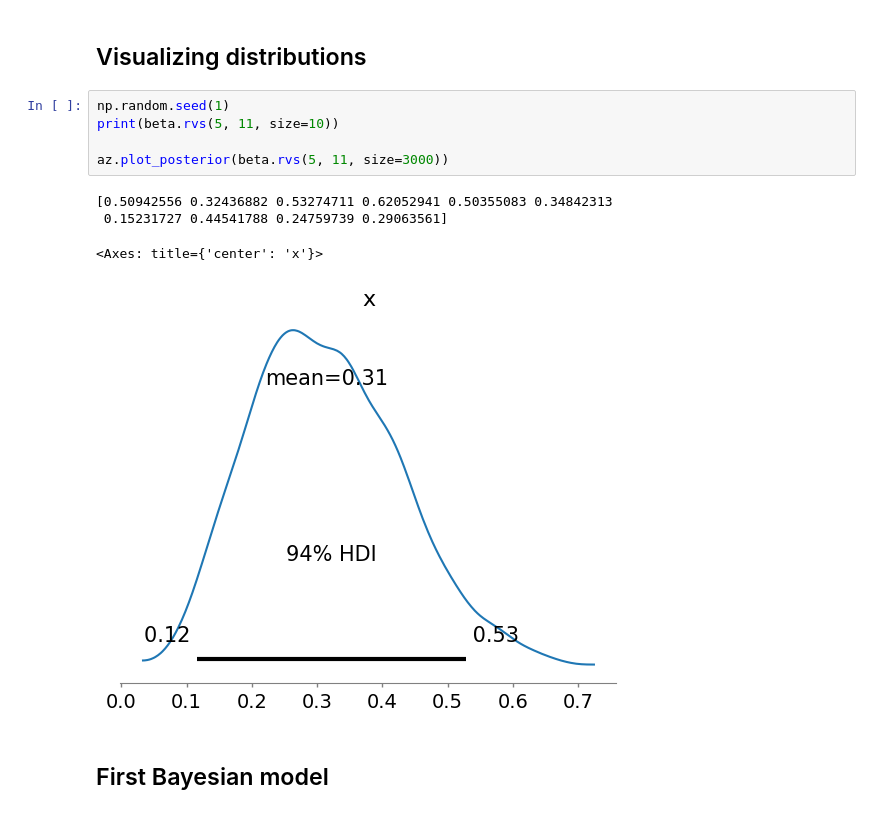
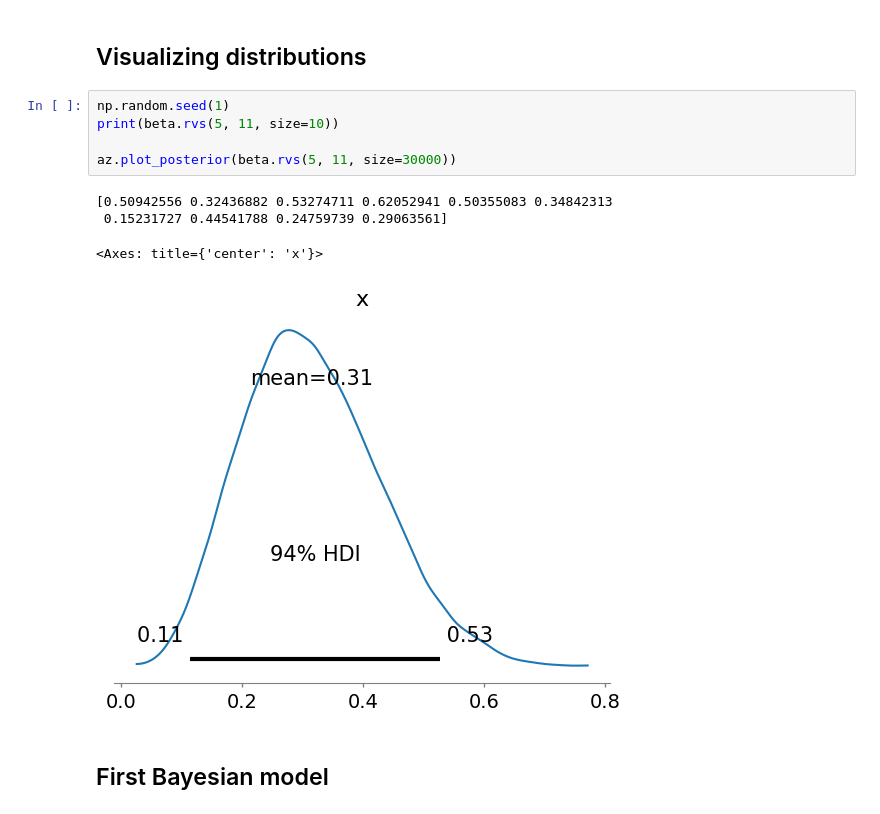
Before and after one commit to braziliansalsa/MSE_Spring2025, a Jupyter notebook: Module_5/26_PYMC_BayesianEZ.ipynb, the cells around one changed output. Drawn from its saved outputs; the diff is of its cells as text.

```diff
--- a/Module_5/26_PYMC_BayesianEZ.ipynb
+++ b/Module_5/26_PYMC_BayesianEZ.ipynb
@@ -38,13 +38,13 @@ from scipy.stats import norm, binom, beta, bernoulli, t, multivariate_normal, po
 # %%
 np.random.seed(1)
 print(beta.rvs(5, 11, size=10))
 
-az.plot_posterior(beta.rvs(5, 11, size=3000))
+az.plot_posterior(beta.rvs(5, 11, size=30000))
 # %% [output]
 [0.50942556 0.32436882 0.53274711 0.62052941 0.50355083 0.34842313
  0.15231727 0.44541788 0.24759739 0.29063561]
 <Axes: title={'center': 'x'}>
-[figure, old version]
+[figure, new version]
 # %% [markdown]
 ## First Bayesian model
 # %% [markdown]
```
Also changed, not shown: parts of 21 cells of this notebook.
